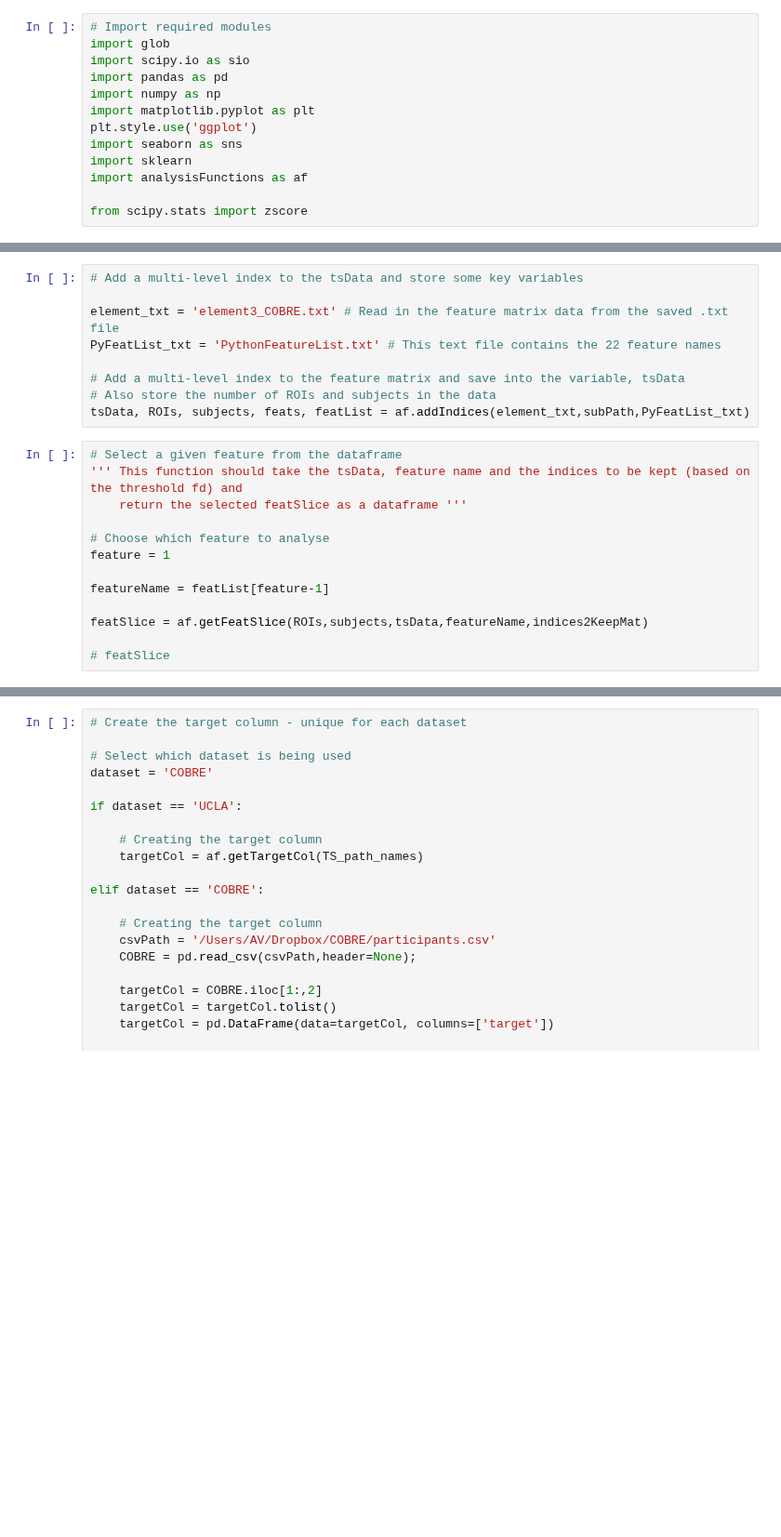
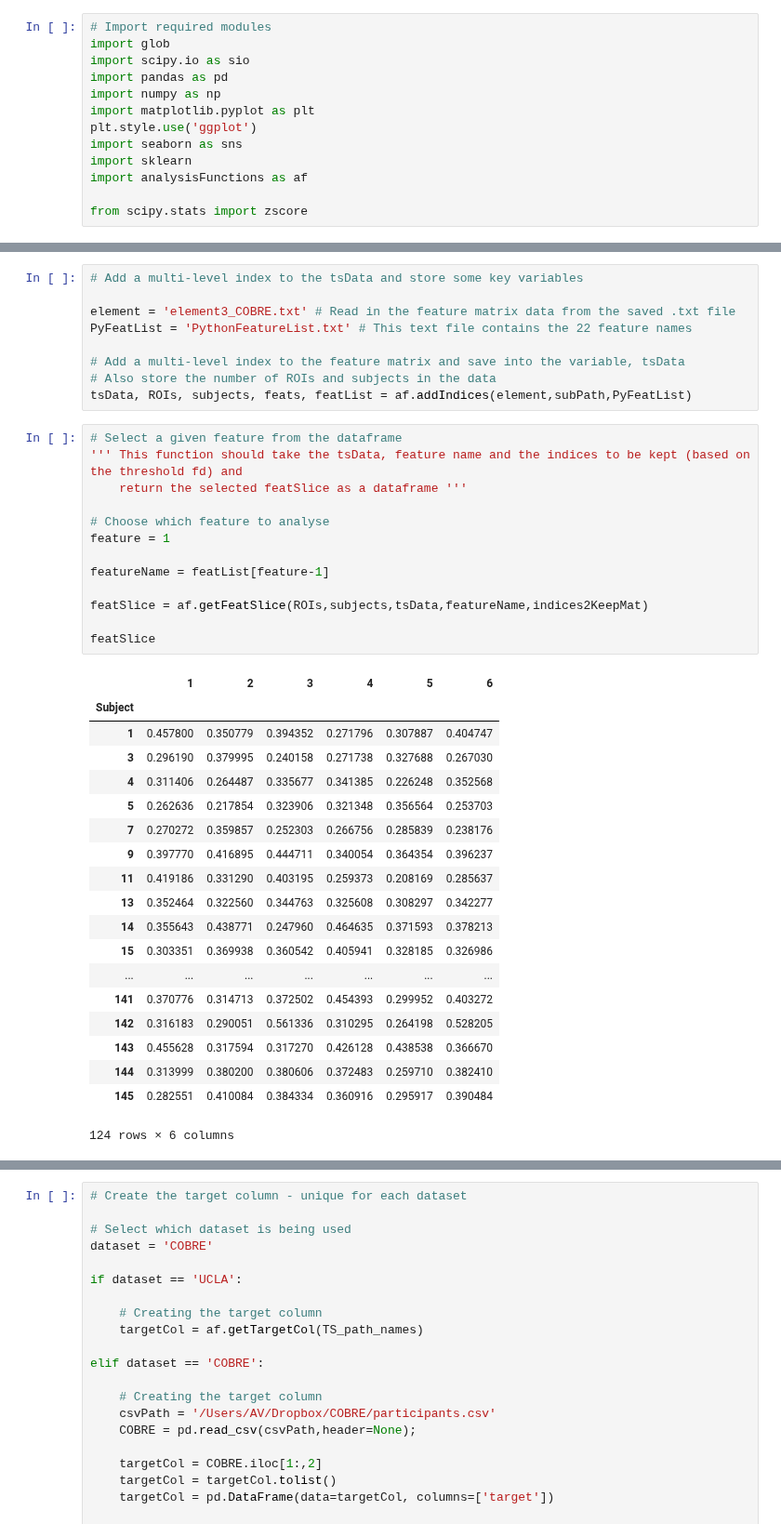
Before and after one commit to DynamicsAndNeuralSystems/fMRI_FeaturesDisorders, a Jupyter notebook: refinedCode.ipynb, the cells around one changed output, grey strips where cells are left out. Shown at 93% size. Drawn from its saved outputs; the diff is of its cells as text; blank space fills up the shorter version.

```diff
--- a/refinedCode.ipynb
+++ b/refinedCode.ipynb
@@ -37,25 +39,45 @@ indices2KeepMat = list(np.asarray(indices2Keep) + 1)
 # %%
 # Add a multi-level index to the tsData and store some key variables
 
-element_txt = 'element3_COBRE.txt' # Read in the feature matrix data from the saved .txt file
-PyFeatList_txt = 'PythonFeatureList.txt' # This text file contains the 22 feature names
+element = 'element3_COBRE.txt' # Read in the feature matrix data from the saved .txt file
+PyFeatList = 'PythonFeatureList.txt' # This text file contains the 22 feature names
 
 # Add a multi-level index to the feature matrix and save into the variable, tsData
 # Also store the number of ROIs and subjects in the data
-tsData, ROIs, subjects, feats, featList = af.addIndices(element_txt,subPath,PyFeatList_txt)
+tsData, ROIs, subjects, feats, featList = af.addIndices(element,subPath,PyFeatList)
 # %%
 # Select a given feature from the dataframe
 ''' This function should take the tsData, feature name and the indices to be kept (based on the threshold fd) and
     return the selected featSlice as a dataframe '''
 
 # Choose which feature to analyse
 feature = 1
 
 featureName = featList[feature-1]
 
 featSlice = af.getFeatSlice(ROIs,subjects,tsData,featureName,indices2KeepMat)
 
-# featSlice
+featSlice
+# %% [output]
+|  | 1 | 2 | 3 | 4 | 5 | 6 |
+| Subject |  |  |  |  |  |  |
+| 1 | 0.457800 | 0.350779 | 0.394352 | 0.271796 | 0.307887 | 0.404747 |
+| 3 | 0.296190 | 0.379995 | 0.240158 | 0.271738 | 0.327688 | 0.267030 |
+| 4 | 0.311406 | 0.264487 | 0.335677 | 0.341385 | 0.226248 | 0.352568 |
+| 5 | 0.262636 | 0.217854 | 0.323906 | 0.321348 | 0.356564 | 0.253703 |
+| 7 | 0.270272 | 0.359857 | 0.252303 | 0.266756 | 0.285839 | 0.238176 |
+| 9 | 0.397770 | 0.416895 | 0.444711 | 0.340054 | 0.364354 | 0.396237 |
+| 11 | 0.419186 | 0.331290 | 0.403195 | 0.259373 | 0.208169 | 0.285637 |
+| 13 | 0.352464 | 0.322560 | 0.344763 | 0.325608 | 0.308297 | 0.342277 |
+| 14 | 0.355643 | 0.438771 | 0.247960 | 0.464635 | 0.371593 | 0.378213 |
+| 15 | 0.303351 | 0.369938 | 0.360542 | 0.405941 | 0.328185 | 0.326986 |
+| ... | ... | ... | ... | ... | ... | ... |
+| 141 | 0.370776 | 0.314713 | 0.372502 | 0.454393 | 0.299952 | 0.403272 |
+| 142 | 0.316183 | 0.290051 | 0.561336 | 0.310295 | 0.264198 | 0.528205 |
+| 143 | 0.455628 | 0.317594 | 0.317270 | 0.426128 | 0.438538 | 0.366670 |
+| 144 | 0.313999 | 0.380200 | 0.380606 | 0.372483 | 0.259710 | 0.382410 |
+| 145 | 0.282551 | 0.410084 | 0.384334 | 0.360916 | 0.295917 | 0.390484 |
+124 rows × 6 columns
 # %%
 # Select a given ROI from the dataframe - Replaces the analysis function 'getROISlice'
 ''' Take the tsData, ROI and the indices to be kept (based on the threshold fd) and
```
Also changed, not shown: parts of 11 cells of this notebook.
